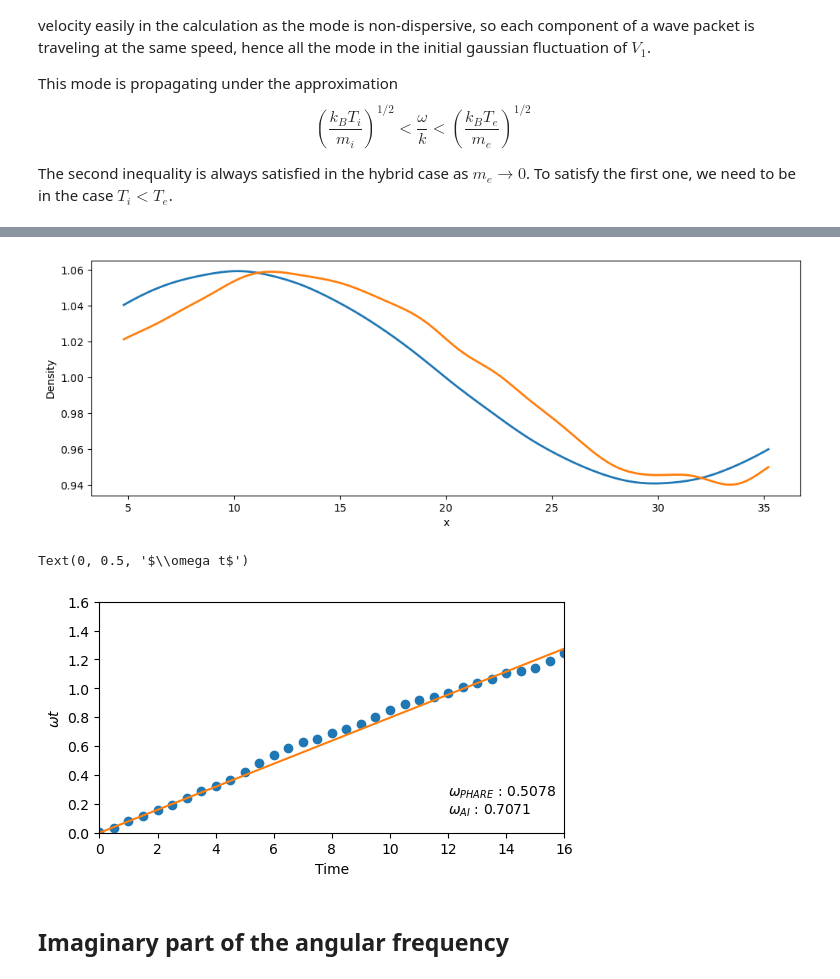
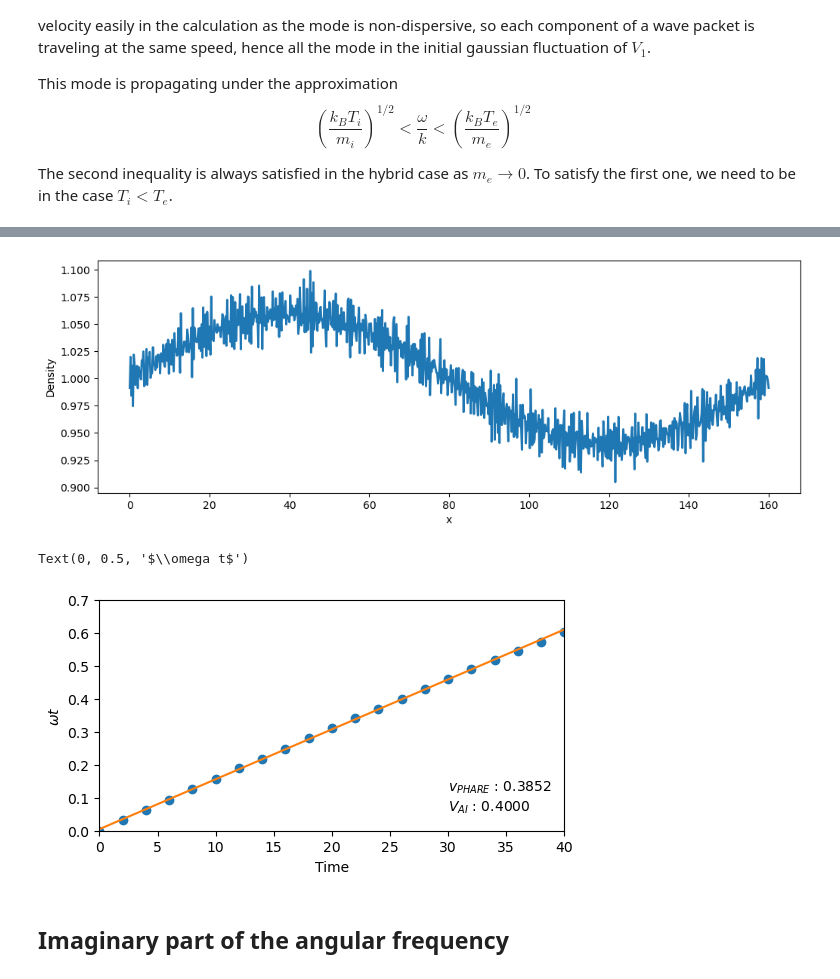
Before and after one commit to rochSmets/farMe, a Jupyter notebook: landau/ld.ipynb, the cells around one changed output, grey strips where cells are left out. Cells and saved outputs as stored; diff of their text form; code cells hidden in the pictures.

```diff
--- a/landau/ld.ipynb
+++ b/landau/ld.ipynb
@@ -64,18 +85,17 @@ if 'EM_E.h5' not in files :
 # %%
 run  = Run(run_path)
 # %%
-times = np.arange(0, 16.2, 0.5)  # for real part of omega
-# times = np.arange(0, 81, 2)  # for imaginary part of omega
+times = np.arange(0, 41, 2)  # for real part of omega
 # %%
 colors = plt.rcParams['axes.prop_cycle'].by_key()['color']
 # %%
 fig, ax = plt.subplots(figsize=(12,4))
 
-for i, time in enumerate(times[:12:10]):
+for i, time in enumerate(times[::41]):
     N = run.GetNi(time)
     n = gF(N, sigma=6)
 
-    n.plot(qty='value', ax=ax, ls='solid', lw=2.0, color=colors[i%10], ylabel='Density')
+    N.plot(qty='value', ax=ax, ls='solid', lw=2.0, color=colors[i%10], ylabel='Density')
 # %% [output]
-[figure, old version]
+[figure, new version]
 # %%
@@ -127,20 +147,19 @@ omega_AI = cs
 # %%
 fig, ax = plt.subplots(figsize=(6,3))
 
-# ax.axvspan(times[pivot_f+1], times[-1], color='k', alpha=0.10)
 ax.plot(times, f1_far, marker="o", color=colors[0], ls="None")
 ax.plot(times, f1_fit, color=colors[1])
-#
-ax.text(12, 0.1*np.max(f1_fit), '$\\omega_{{AI}}$ : {:.4f}'.format(omega_AI))
-ax.text(12, 0.2*np.max(f1_fit), '$\\omega_{{PHARE}}$ : {:.4f}'.format(omega_num))
-#
-ax.set_xlim([0, 16])
-ax.set_ylim([0.0, 1.6])
+
+ax.text(30, 0.1*np.max(f1_fit), '$V_{{AI}}$ : {:.4f}'.format(vphi_AI))
+ax.text(30, 0.2*np.max(f1_fit), '$v_{{PHARE}}$ : {:.4f}'.format(vphi_num))
+
+ax.set_xlim([0, 40])
+ax.set_ylim([0.0, 0.7])
 ax.set_xlabel('Time')
 ax.set_ylabel('$\\omega t$')
 # %% [output]
 Text(0, 0.5, '$\\omega t$')
-[figure, old version]
+[figure, new version]
 # %% [markdown]
 ## Imaginary part of the angular frequency
 # %% [markdown]
```
Also changed, not shown: parts of 12 cells of this notebook, 3 other files.
